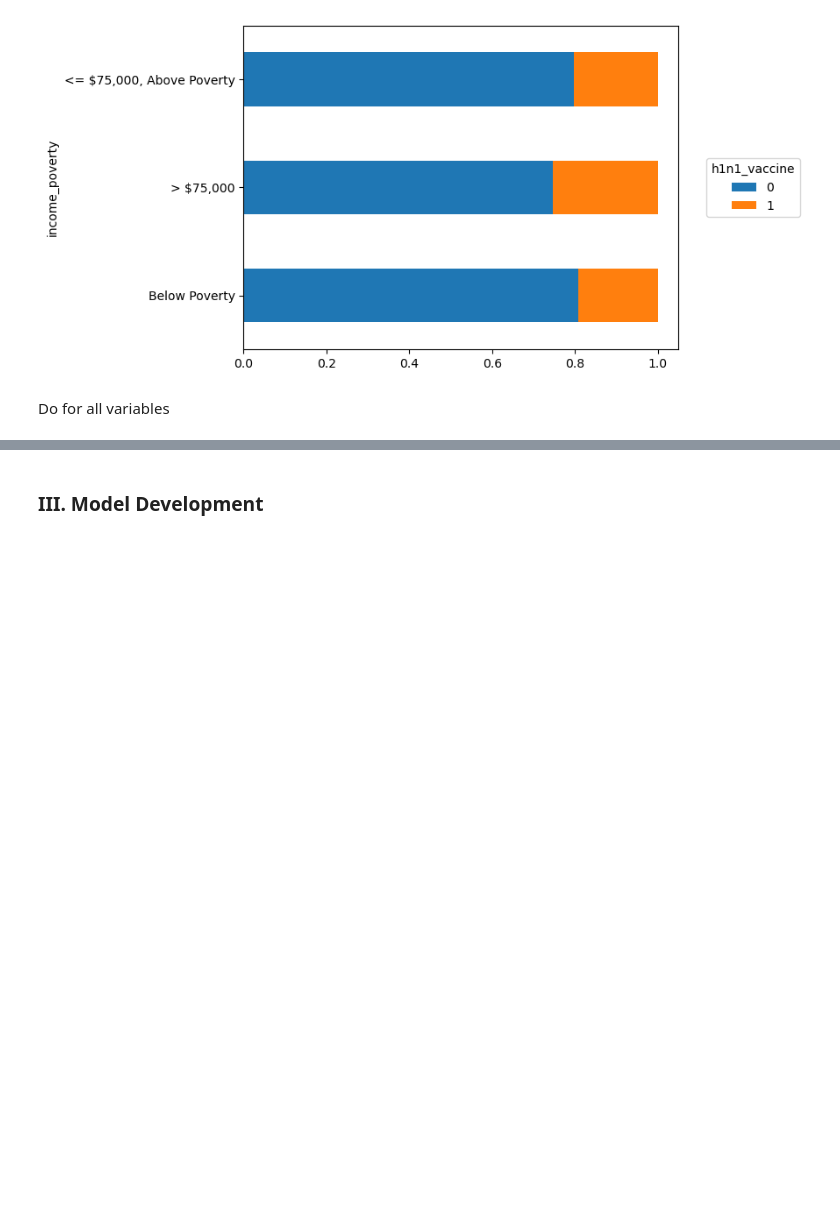
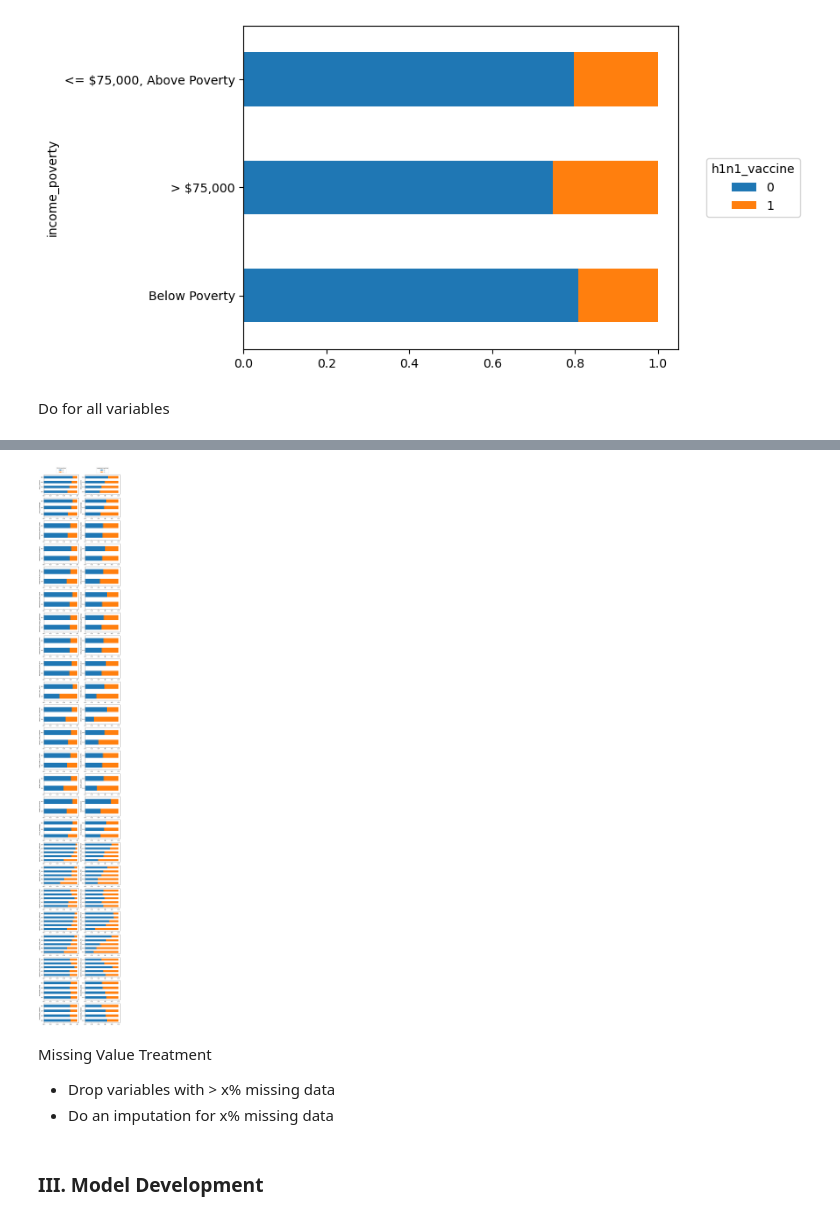
Before and after one commit to bealambitco/drivendata-flu-vaccine-prediction, a Jupyter notebook: flu_vaccine_prediction.ipynb, the cells around one changed output, grey strips where cells are left out. Cells and saved outputs as stored; diff of their text form; code cells hidden in the pictures; blank space fills up the shorter version.

```diff
--- a/flu_vaccine_prediction.ipynb
+++ b/flu_vaccine_prediction.ipynb
@@ -321,8 +310,8 @@ income_poverty
 Below Poverty                 2697
 dtype: int64
 # %%
-props = counts.div(income_poverty_counts, axis='index')
-props
+perc_table = counts.div(income_poverty_counts, axis='index')
+perc_table
 # %% [output]
 | h1n1_vaccine | 0 | 1 |
 | income_poverty |  |  |
@@ -343,5 +336,5 @@ ax.legend(
 # %%
-ax = props.plot.barh(stacked=True)
+ax = perc_table.plot.barh(stacked=True)
 ax.invert_yaxis()
 ax.legend(
     loc='center left',
@@ -440,3 +441,28 @@ fig.tight_layout()
+# %%
+fig, ax = plt.subplots(
+    len(cols_to_plot_float), 2, figsize=(9,len(cols_to_plot_float)*2.5)
+)
+for idx, col in enumerate(cols_to_plot_float):
+    vaccination_rate_plot(
+        col, 'h1n1_vaccine', joined_df, ax=ax[idx, 0]
+    )
+    vaccination_rate_plot(
+        col, 'seasonal_vaccine', joined_df, ax=ax[idx, 1]
+    )
+
+ax[0, 0].legend(
+    loc='lower center', bbox_to_anchor=(0.5, 1.05), title='h1n1_vaccine'
+)
+ax[0, 1].legend(
+    loc='lower center', bbox_to_anchor=(0.5, 1.05), title='seasonal_vaccine'
+)
+fig.tight_layout()
+# %% [output]
+[figure, added]
+# %% [markdown]
+Missing Value Treatment
+- Drop variables with > x% missing data
+- Do an imputation for x% missing data
 # %% [markdown]
 ### III. Model Development
 # %%
```
Also changed, not shown: parts of 17 cells of this notebook.
